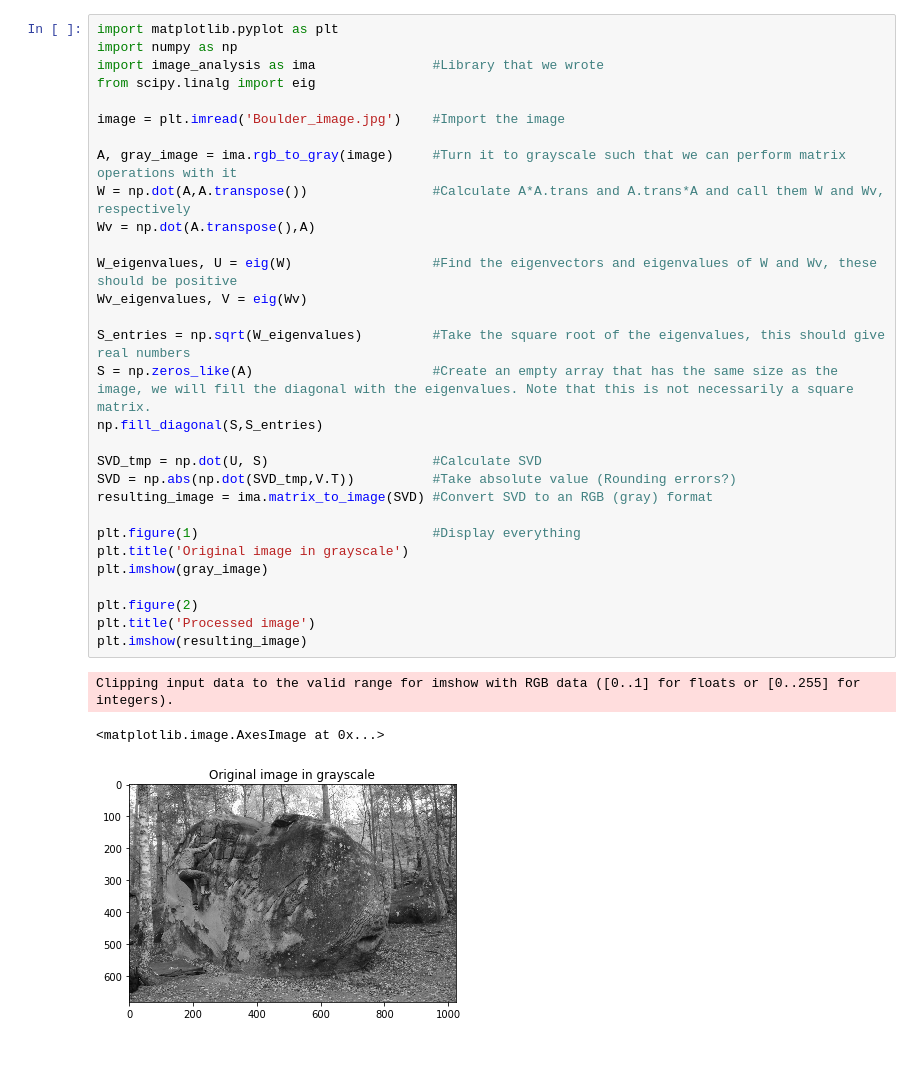
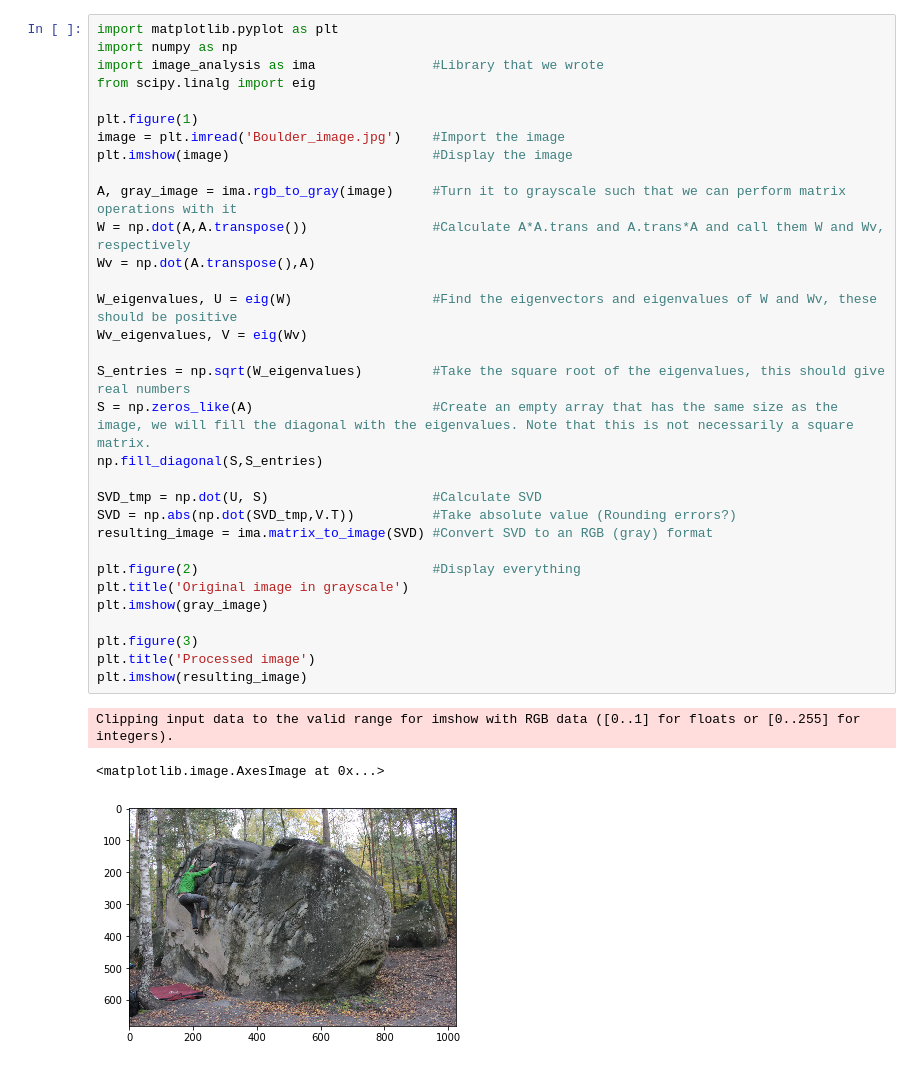
Before and after one commit to tcvanthiel/Image-Compression, a Jupyter notebook: matrix_manipulations.ipynb, the cells around one changed output. Saved outputs shown, nothing was run; the diff lists cells and outputs as text.

Commit message:
Updated documentation of image_analysis and implemented printin of colour picture in matrix_manipulations

```diff
--- a/matrix_manipulations.ipynb
+++ b/matrix_manipulations.ipynb
@@ -2,33 +2,35 @@
 import matplotlib.pyplot as plt
 import numpy as np
 import image_analysis as ima               #Library that we wrote
 from scipy.linalg import eig
 
+plt.figure(1)
 image = plt.imread('Boulder_image.jpg')    #Import the image
+plt.imshow(image)                          #Display the image
 
 A, gray_image = ima.rgb_to_gray(image)     #Turn it to grayscale such that we can perform matrix operations with it
 W = np.dot(A,A.transpose())                #Calculate A*A.trans and A.trans*A and call them W and Wv, respectively
 Wv = np.dot(A.transpose(),A)
 
 W_eigenvalues, U = eig(W)                  #Find the eigenvectors and eigenvalues of W and Wv, these should be positive
 Wv_eigenvalues, V = eig(Wv)
 
 S_entries = np.sqrt(W_eigenvalues)         #Take the square root of the eigenvalues, this should give real numbers
 S = np.zeros_like(A)                       #Create an empty array that has the same size as the image, we will fill the diagonal with the eigenvalues. Note that this is not necessarily a square matrix.
 np.fill_diagonal(S,S_entries)
 
 SVD_tmp = np.dot(U, S)                     #Calculate SVD
 SVD = np.abs(np.dot(SVD_tmp,V.T))          #Take absolute value (Rounding errors?)
 resulting_image = ima.matrix_to_image(SVD) #Convert SVD to an RGB (gray) format
 
-plt.figure(1)                              #Display everything
+plt.figure(2)                              #Display everything
 plt.title('Original image in grayscale')
 plt.imshow(gray_image)
 
-plt.figure(2)
+plt.figure(3)
 plt.title('Processed image')
 plt.imshow(resulting_image)
 # %% [output]
 Clipping input data to the valid range for imshow with RGB data ([0..1] for floats or [0..255] for integers).
 <matplotlib.image.AxesImage at 0x...>
-[figure, old version]
+[figure, new version]
```
Also changed, not shown: parts of 1 cell of this notebook, 1 other file.
